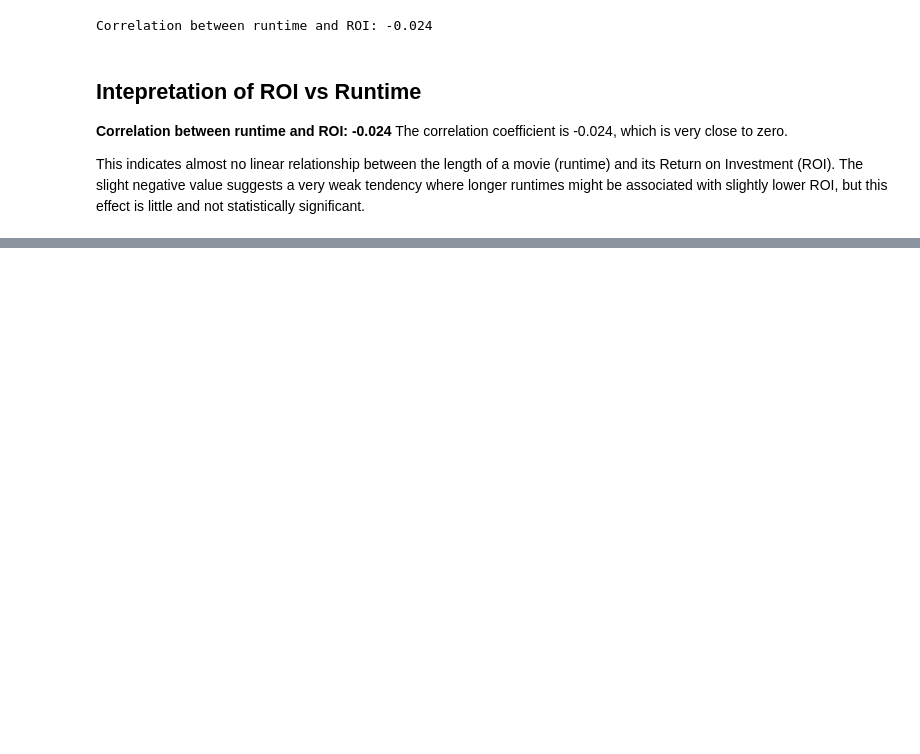
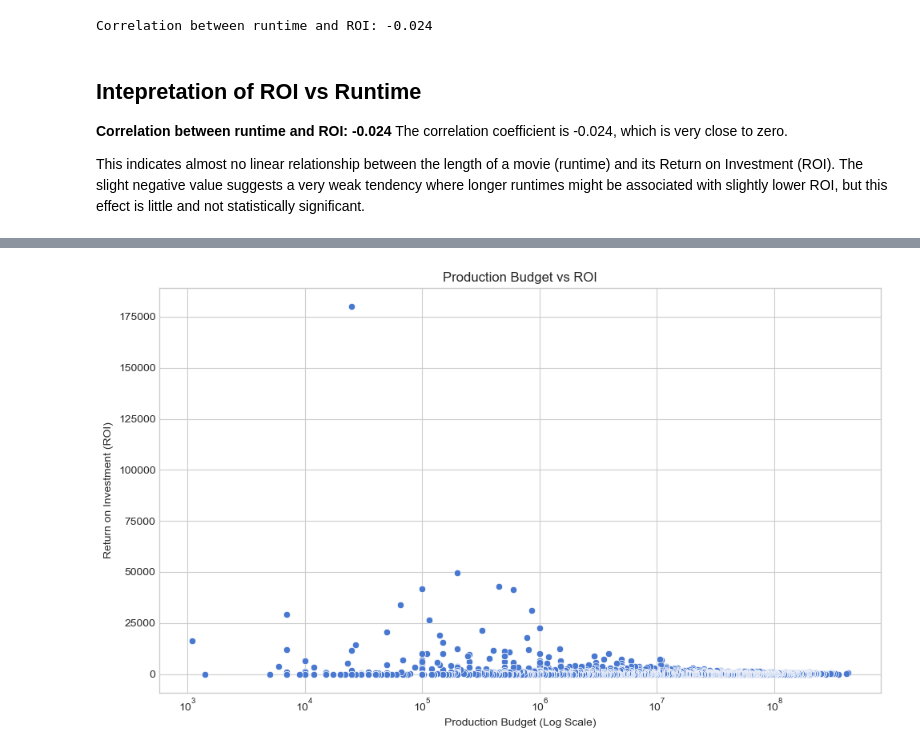
Before and after one commit to Marilyn2961/Box-Office-Performance-Analysis, a Jupyter notebook: Box_Office_Performance_Analysis.ipynb, the cells around one changed output, grey strips where cells are left out. Saved outputs shown, nothing was run; the diff lists cells and outputs as text; code cells hidden in the pictures; blank space fills up the shorter version.

```diff
--- a/Box_Office_Performance_Analysis.ipynb
+++ b/Box_Office_Performance_Analysis.ipynb
@@ -1060,0 +1140,18 @@ The slight negative value suggests a very weak tendency where longer runtimes mi
+# %%
+
+# Plotting
+plt.figure(figsize=(10, 6))
+
+sns.scatterplot(data=financial_metrics, x='production_budget', y='ROI')
+plt.title("Production Budget vs ROI")
+plt.xscale('log')  # Log scale for wide values range
+plt.xlabel("Production Budget (Log Scale)")
+plt.ylabel("Return on Investment (ROI)")
+
+plt.tight_layout()
+
+#Export the Graph
+plt.savefig( "Images/ROI.Budget.png",  dpi=500, bbox_inches="tight", facecolor='white',  transparent=False)
+plt.show()
+# %% [output]
+[figure, added]
```
Also changed, not shown: parts of 10 cells of this notebook.
